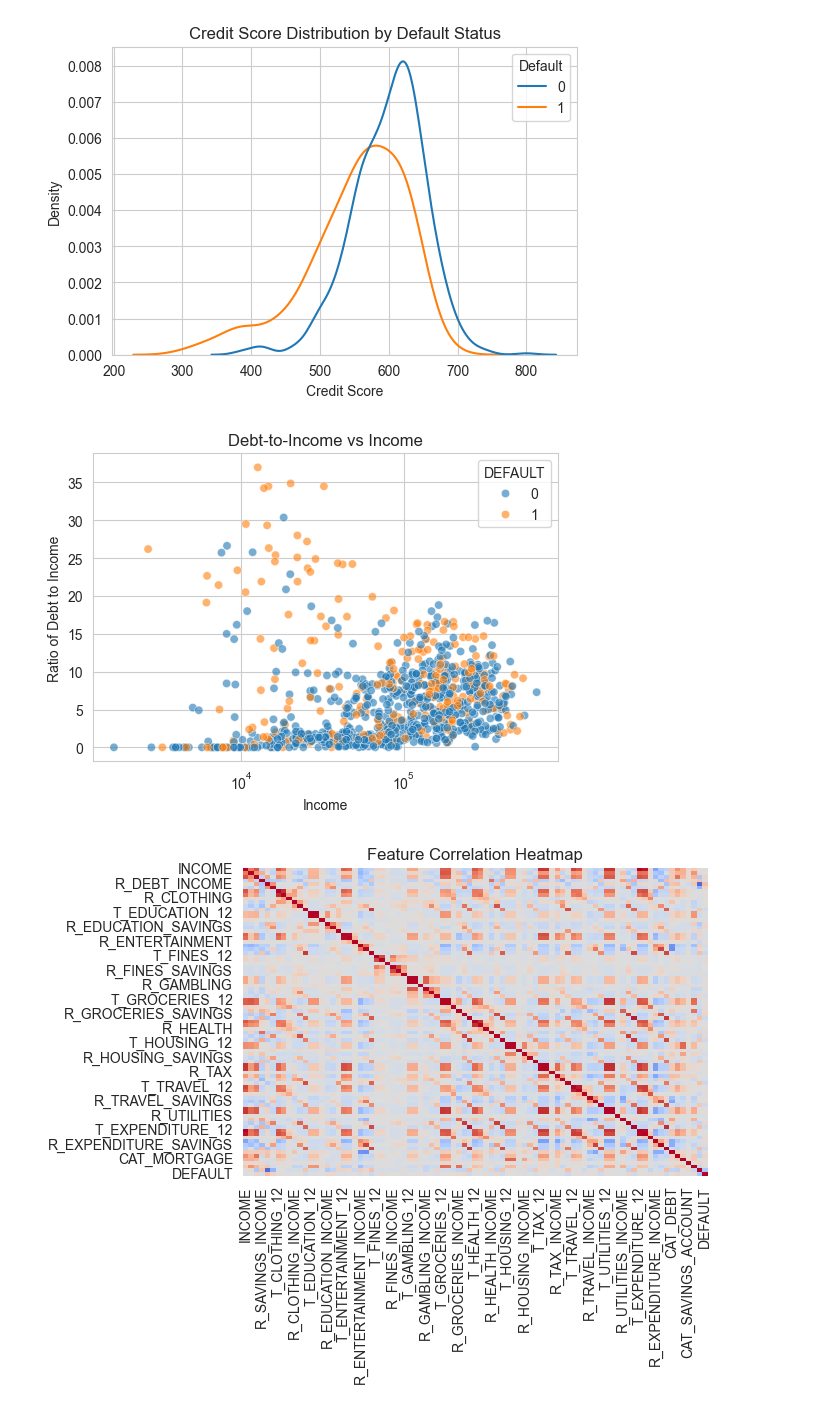
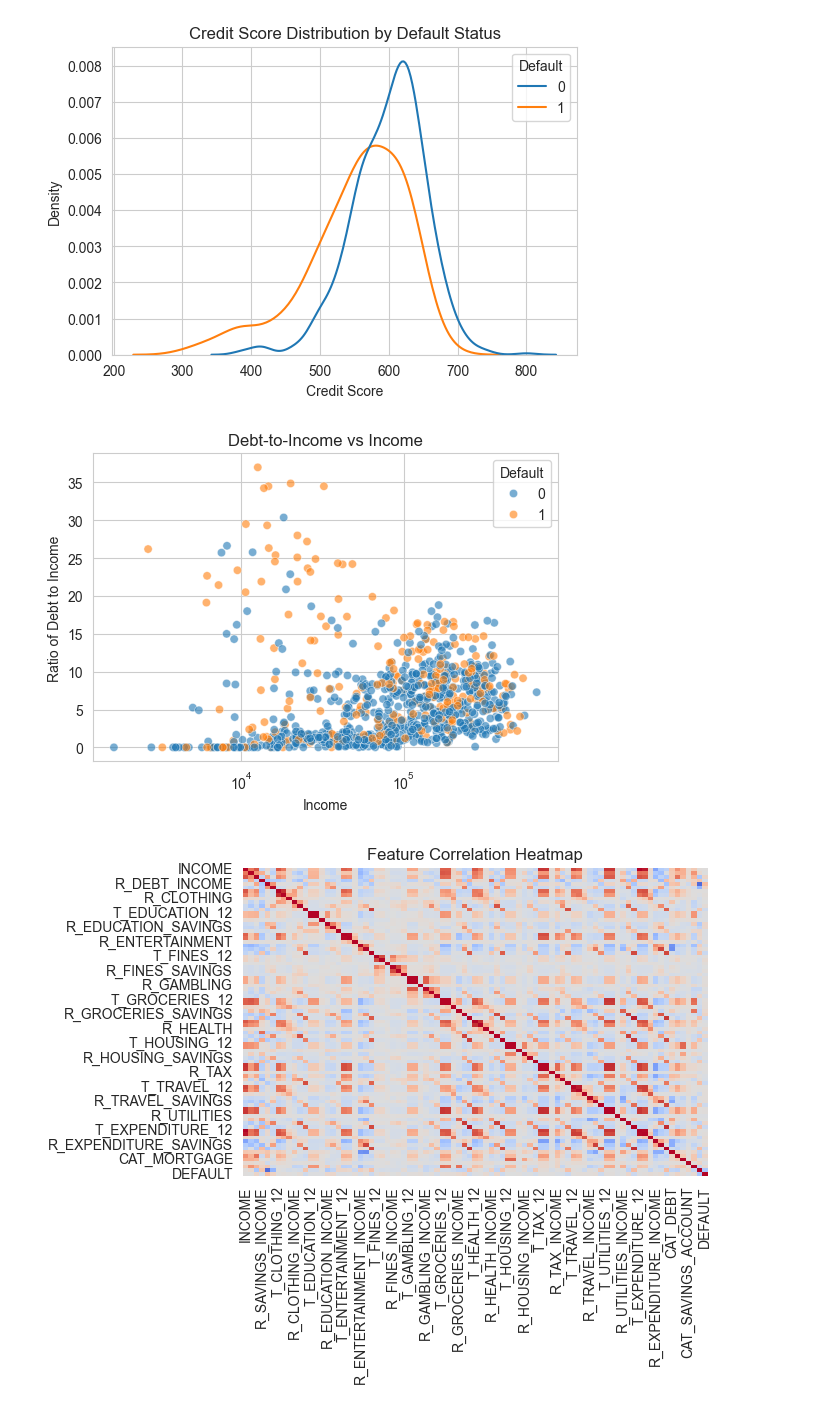
Before and after one commit to yathukamal/Creditscore, a Jupyter notebook: default_draft.ipynb, the cells around one changed output. Saved outputs shown, nothing was run; the diff lists cells and outputs as text; code cells hidden in the pictures.

```diff
--- a/default_draft.ipynb
+++ b/default_draft.ipynb
@@ -84,20 +84,23 @@ plt.show()
 # %%
 #Scatterplot to look at debt ratio vs income
 plt.figure(figsize=(6,4))
-sns.scatterplot(
+ax = sns.scatterplot(
     data=df,
     x="INCOME",
     y="R_DEBT_INCOME",
     hue="DEFAULT",
     alpha=0.6,
 )
+legend = ax.get_legend()
+legend.set_title("Default")
+
 plt.xscale("log")
 plt.title("Debt-to-Income vs Income")
 plt.ylabel("Ratio of Debt to Income")
 plt.xlabel("Income")
 plt.show()
 # %% [output]
-[figure, old version]
+[figure, new version]
 # %%
 #correlation heatmap
 numeric_cols = df.select_dtypes(include='number').columns
```
